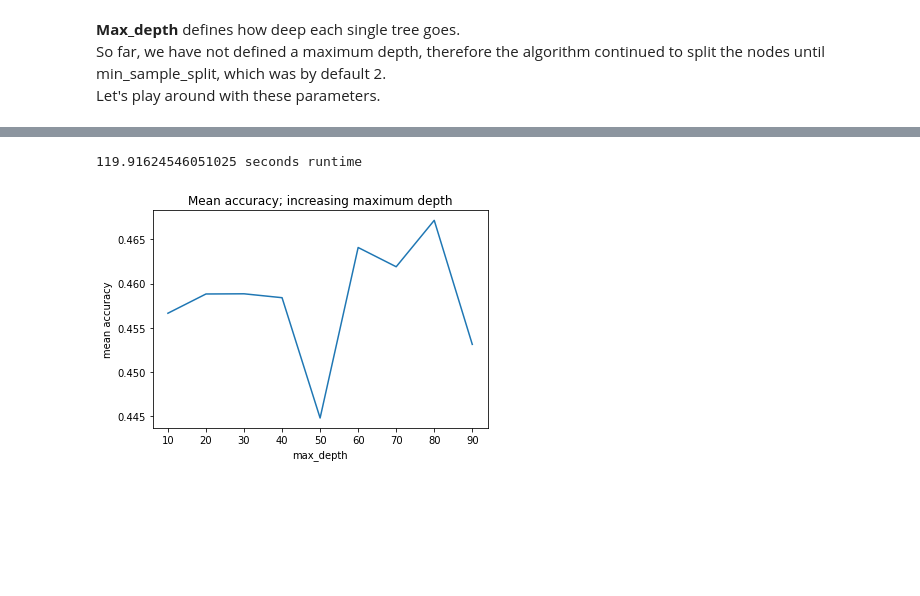
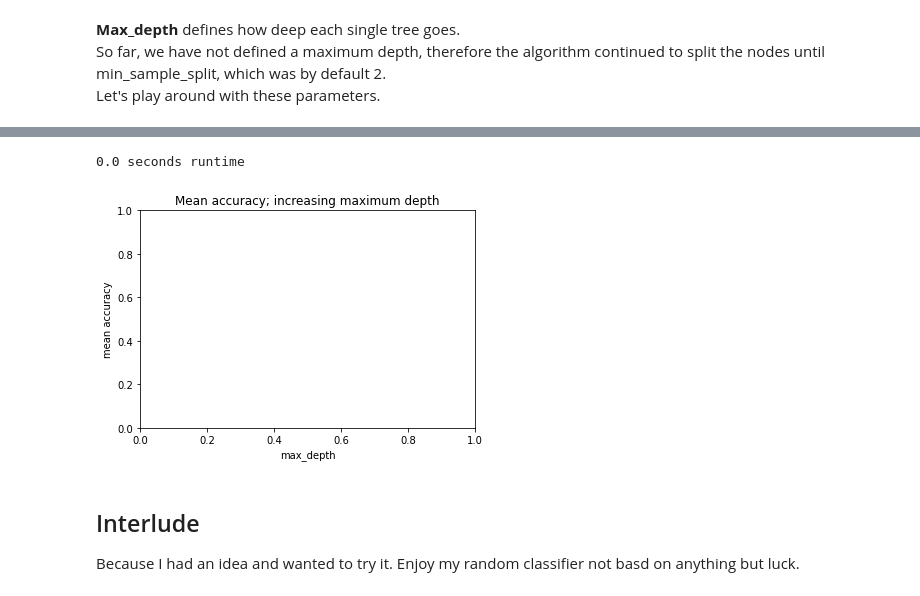
Before and after one commit to The-Deadly-Hyenas/Data-Classification, a Jupyter notebook: ruby/ruby2.ipynb, the cells around one changed output, grey strips where cells are left out. Cells and saved outputs as stored; diff of their text form; code cells hidden in the pictures; blank space fills up the shorter version.

```diff
--- a/ruby/ruby2.ipynb
+++ b/ruby/ruby2.ipynb
@@ -244,22 +241,26 @@ plt.show()
 
 start = time.time()
 # uncomment next line will take forever
-accuracies4 = [cross_val(RandomForestClassifier(n_estimators=80, max_depth=i)) for i in trange(10,100,10)]
+# accuracies4 = [cross_val(RandomForestClassifier(n_estimators=80, max_depth=i)) for i in trange(10,100,10)]
 end = time.time()
 
 print(end-start, 'seconds runtime')
 # %% [output]
-119.91624546051025 seconds runtime
+0.0 seconds runtime
 # %%
 # plot
-plt.plot(range(10,100,10), accuracies4)
+# plt.plot(range(10,100,10), accuracies4)
 plt.title('Mean accuracy; increasing maximum depth')
 plt.xlabel('max_depth')
 plt.ylabel('mean accuracy')
 plt.show()
 # %% [output]
-[figure, old version]
+[figure, new version]
 # %%
 # Result
 # picture of plot saved as 'max_depth_10_100_10.png'
 # runtime: 120 seconds or 2 minutes runtime
+# %% [markdown]
+## Interlude
+
+Because I had an idea and wanted to try it. Enjoy my random classifier not basd on anything but luck.
```
Also changed, not shown: parts of 23 cells of this notebook, 4 other files.
